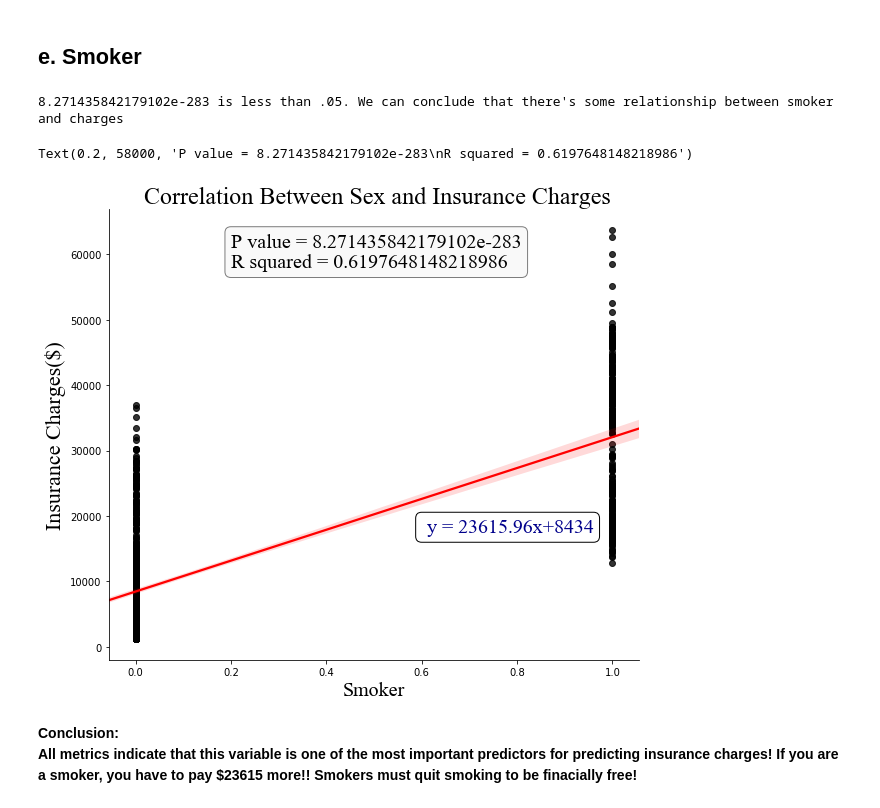
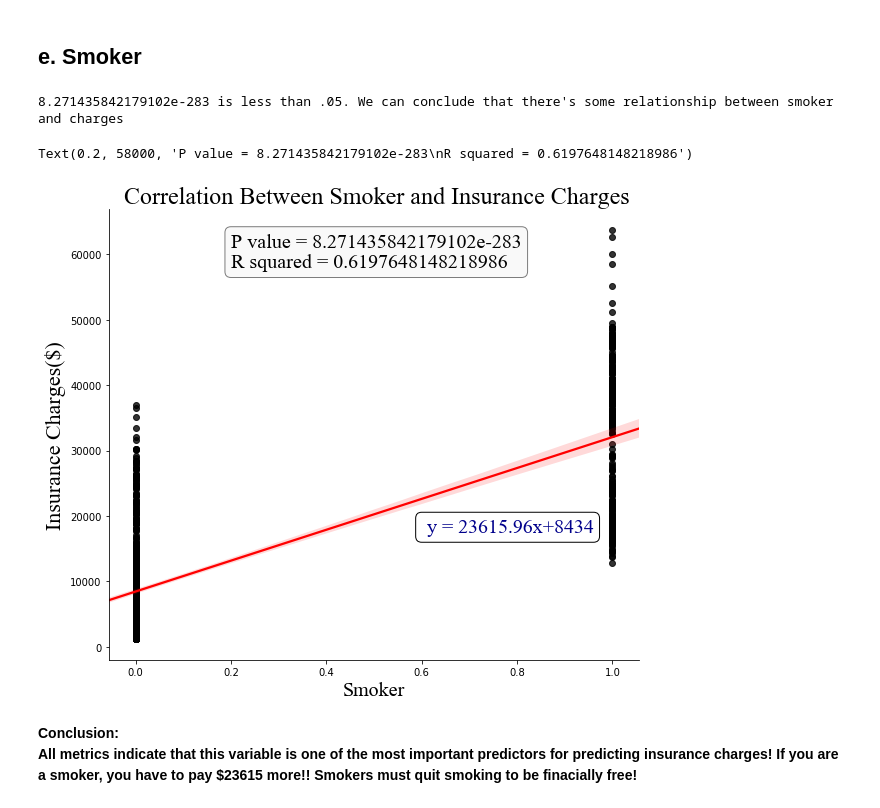
Before and after one commit to feelzoo/US_Medical_Insurance_Cost, a Jupyter notebook: US_Medical_Insurance_Cost_multiple_regression.ipynb, the cells around one changed output. Saved outputs shown, nothing was run; the diff lists cells and outputs as text; code cells hidden in the pictures.

```diff
--- a/US_Medical_Insurance_Cost_multiple_regression.ipynb
+++ b/US_Medical_Insurance_Cost_multiple_regression.ipynb
@@ -366,34 +366,34 @@ Text(0.2, 58000, 'P value = 0.012852128520136412\nR squared = 0.0046237588544591
 # %%
 #linear regression equation bewteen children and charges
 slope, intercept, r_value,p_value,std_err = stats.linregress(x_lean_charge.smoker_n,x_lean_charge.charges)
 
 
 #Hypothesis test on the coefficient
 if p_value <.05:
     print("{} is less than .05. We can conclude that there's some relationship between smoker and charges".format(p_value))
 else:
     print("{} is greater than .05. We can't conclude that there's some relationship between smoker and charges".format(p_value))
 
 #text in textbox
 line_equation = f' y = {slope:.2f}x+{intercept:.0f}'
 r_p_value = f"""P value = {p_value}
 R squared = {r_value**2}"""
 
 #Textbox properties
 box = dict(boxstyle='round', facecolor='white', alpha=1)
 box2 = dict(boxstyle='round', facecolor='whitesmoke', alpha=.5)
 
 #plot age vs charges
 graph_sex = sns.lmplot(data = x_lean_charge, x = 'smoker_n', y='charges',line_kws = {'color':'red'},height=7,aspect = 1.2,scatter_kws= {'color':'black'})
 plt.xlabel('Smoker',fontsize =20,fontname = 'Times New Roman')
 plt.ylabel('Insurance Charges($)',fontsize = 22,fontname = 'Times New Roman')
-plt.title(" Correlation Between Sex and Insurance Charges",fontsize= 24,fontname = 'Times New Roman')
+plt.title(" Correlation Between Smoker and Insurance Charges",fontsize= 24,fontname = 'Times New Roman')
 plt.text(.6,17500,line_equation,fontsize=20,color='darkblue',fontname = 'Times New Roman',bbox=box1)
 plt.text(0.2,58000,r_p_value,fontsize=20,color='black',fontname = 'Times New Roman',bbox=box2)
 # %% [output]
 8.271435842179102e-283 is less than .05. We can conclude that there's some relationship between smoker and charges
 Text(0.2, 58000, 'P value = 8.271435842179102e-283\nR squared = 0.6197648148218986')
-[figure, old version]
+[figure, new version]
 # %% [markdown]
 <b>Conclusion: <br> All metrics indicate that this variable is one of the most important predictors for predicting insurance charges! If you are a smoker, you have to pay $23615 more!! Smokers must quit smoking to be finacially free!
 # %% [markdown]
```
Also changed, not shown: parts of 1 cell of this notebook.
